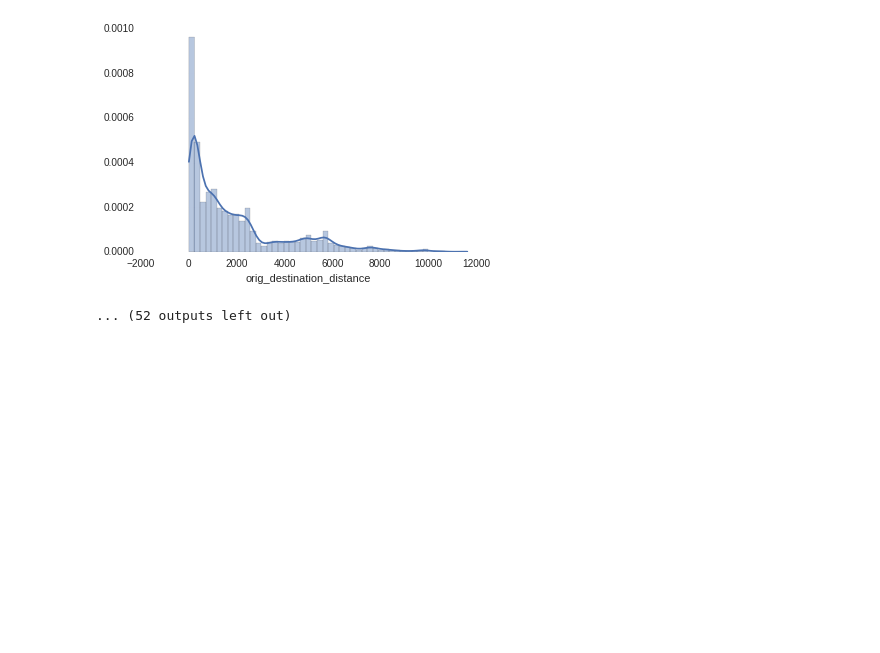
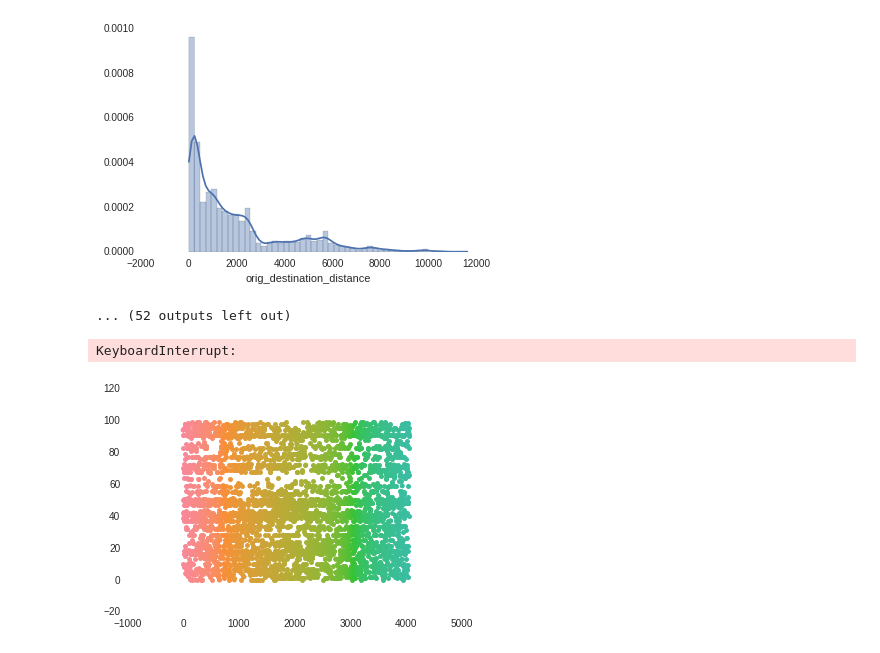
Before and after one commit to muatik/prp, a Jupyter notebook: expedia.ipynb, the cells around one changed output. Cells and saved outputs as stored; diff of their text form; code cells hidden in the pictures; blank space fills up the shorter version.

Commit message:
exploring bivariate charts

```diff
--- a/expedia.ipynb
+++ b/expedia.ipynb
@@ -302,3 +302,8 @@ Name: orig_destination_distance, dtype: float64
 ... (52 outputs left out)
 # %%
 # @TODO: plot bivariate charts
+# %%
+sns.stripplot(x="orig_destination_distance", y="hotel_cluster", data=df.sample(10000))
+# %% [output]
+KeyboardInterrupt:
+[figure, added]
```
Also changed, not shown: parts of 5 cells of this notebook.
